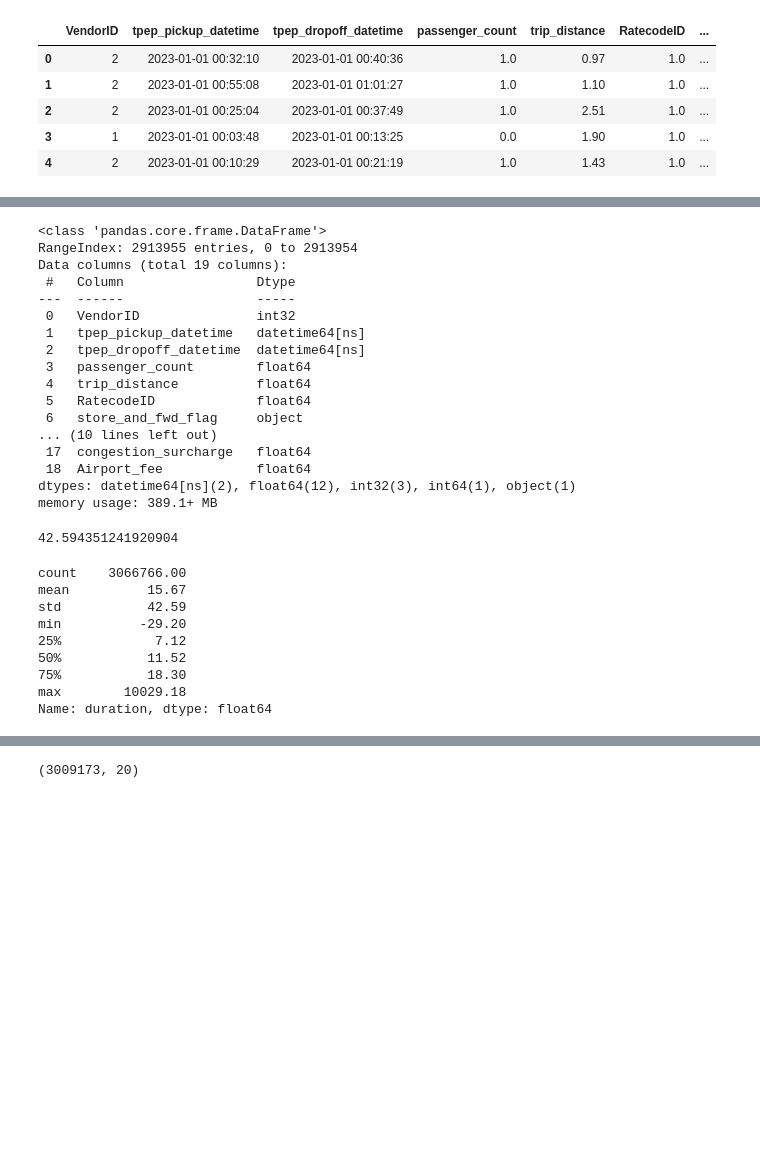
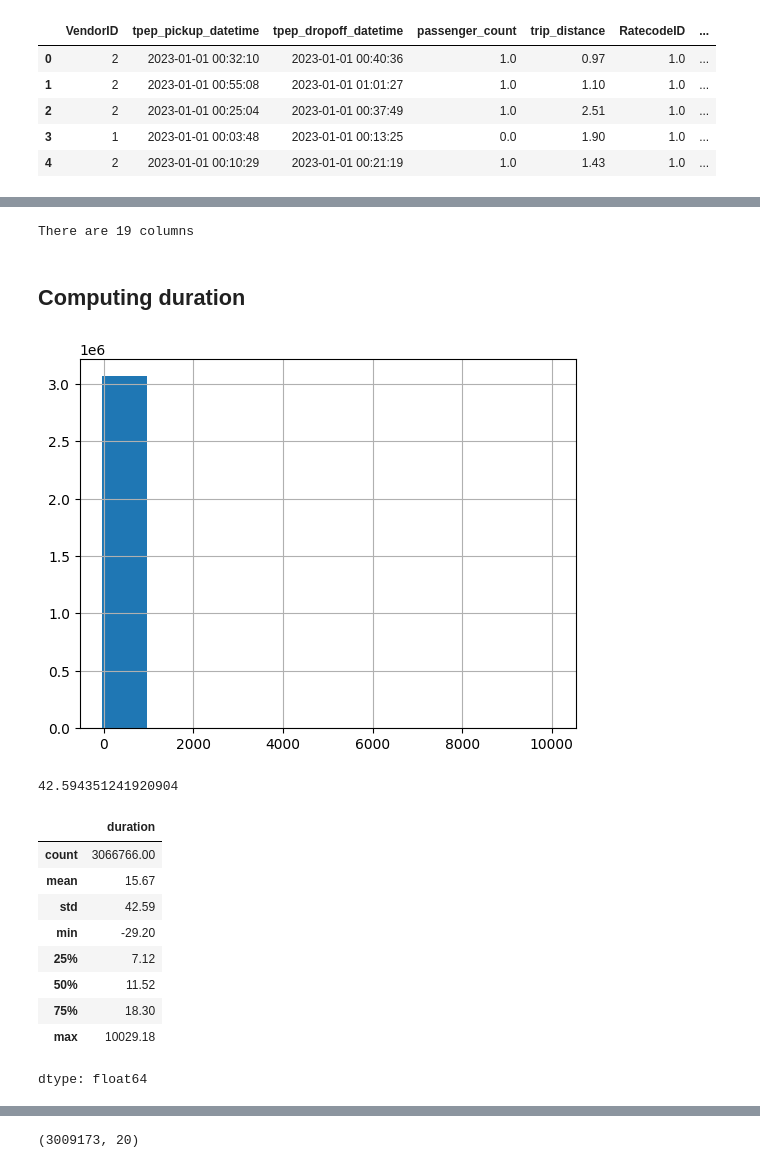
Before and after one commit to nvkoval/mlops_project, a Jupyter notebook: 01-intro/hw_1.ipynb, the cells around one changed output, grey strips where cells are left out. Drawn from its saved outputs; the diff is of its cells as text; code cells hidden in the pictures; blank space fills up the shorter version.

```diff
--- a/01-intro/hw_1.ipynb
+++ b/01-intro/hw_1.ipynb
@@ -14,3 +13,3 @@ Successfully installed pyarrow-20.0.0
 # %%
-df_01 = pd.read_parquet('https://d37ci6vzurychx.cloudfront.net/trip-data/yellow_tripdata_2023-01.parquet')
+df = pd.read_parquet('../data/yellow_tripdata_2023-01.parquet')
 # %%
@@ -47,24 +44,15 @@ df_02 = pd.read_parquet('https://d37ci6vzurychx.cloudfront.net/trip-data/yellow_
-# %%
-df_02.info()
-# %% [output]
-<class 'pandas.core.frame.DataFrame'>
-RangeIndex: 2913955 entries, 0 to 2913954
-Data columns (total 19 columns):
- #   Column                 Dtype
----  ------                 -----
- 0   VendorID               int32
- 1   tpep_pickup_datetime   datetime64[ns]
- 2   tpep_dropoff_datetime  datetime64[ns]
- 3   passenger_count        float64
- 4   trip_distance          float64
- 5   RatecodeID             float64
- 6   store_and_fwd_flag     object
-... (10 lines left out)
- 17  congestion_surcharge   float64
- 18  Airport_fee            float64
-dtypes: datetime64[ns](2), float64(12), int32(3), int64(1), object(1)
-memory usage: 389.1+ MB
+# %%
+print(f"There are {df.shape[1]} columns")
+# %% [output]
+There are 19 columns
+# %% [markdown]
+## Computing duration
 # %%
-df_01['duration'] = df_01.tpep_dropoff_datetime - df_01.tpep_pickup_datetime
-df_01['duration'] = df_01.duration.apply(lambda td: td.total_seconds() / 60)
+df['duration'] = df.tpep_dropoff_datetime - df.tpep_pickup_datetime
+df['duration'] = df.duration.apply(lambda td: td.total_seconds() / 60)
+# %%
+df['duration'].hist()
+plt.show()
+# %% [output]
+[figure, added]
 # %%
@@ -72,14 +60,15 @@ df_01['duration'].std()
 # %% [output]
 42.594351241920904
 # %%
-df_01['duration'].describe().round(2)
+df['duration'].describe().round(2)
 # %% [output]
+|  | duration |
+| count | 3066766.00 |
+| mean | 15.67 |
+| std | 42.59 |
+| min | -29.20 |
+| 25% | 7.12 |
+| 50% | 11.52 |
+| 75% | 18.30 |
+| max | 10029.18 |
-count    3066766.00
-mean          15.67
-std           42.59
-min          -29.20
-25%            7.12
-50%           11.52
-75%           18.30
-max        10029.18
-Name: duration, dtype: float64
+dtype: float64
```
Also changed, not shown: parts of 28 cells of this notebook, 2 other files.
